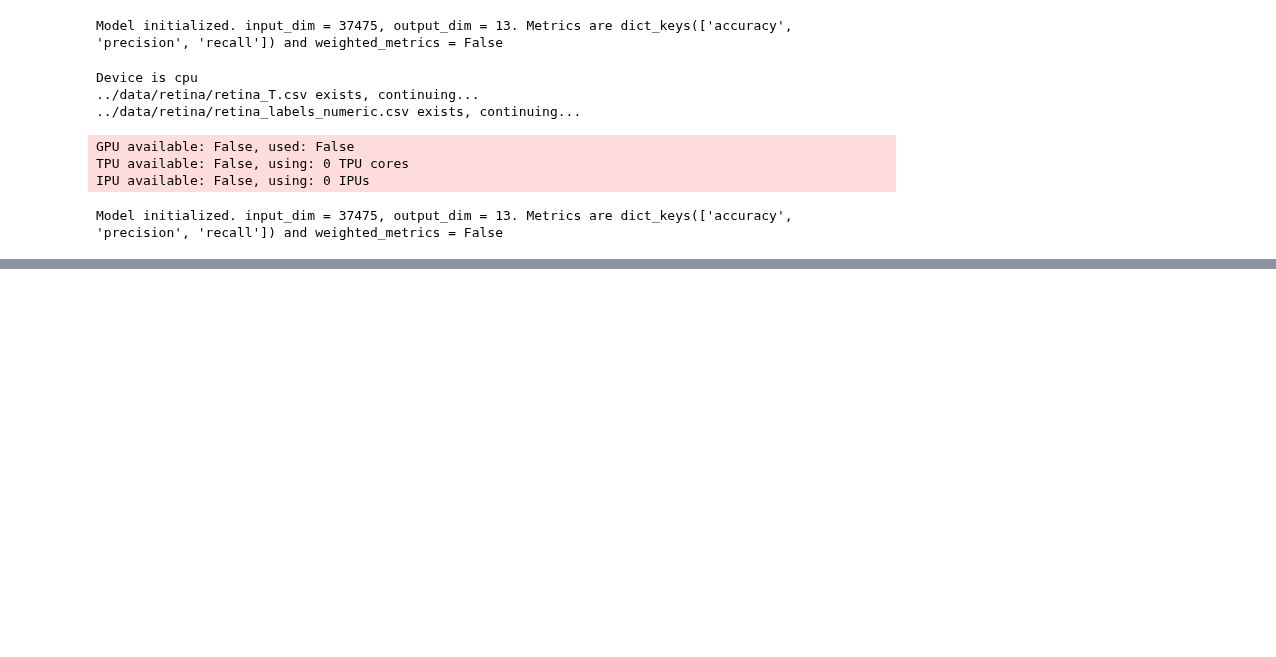
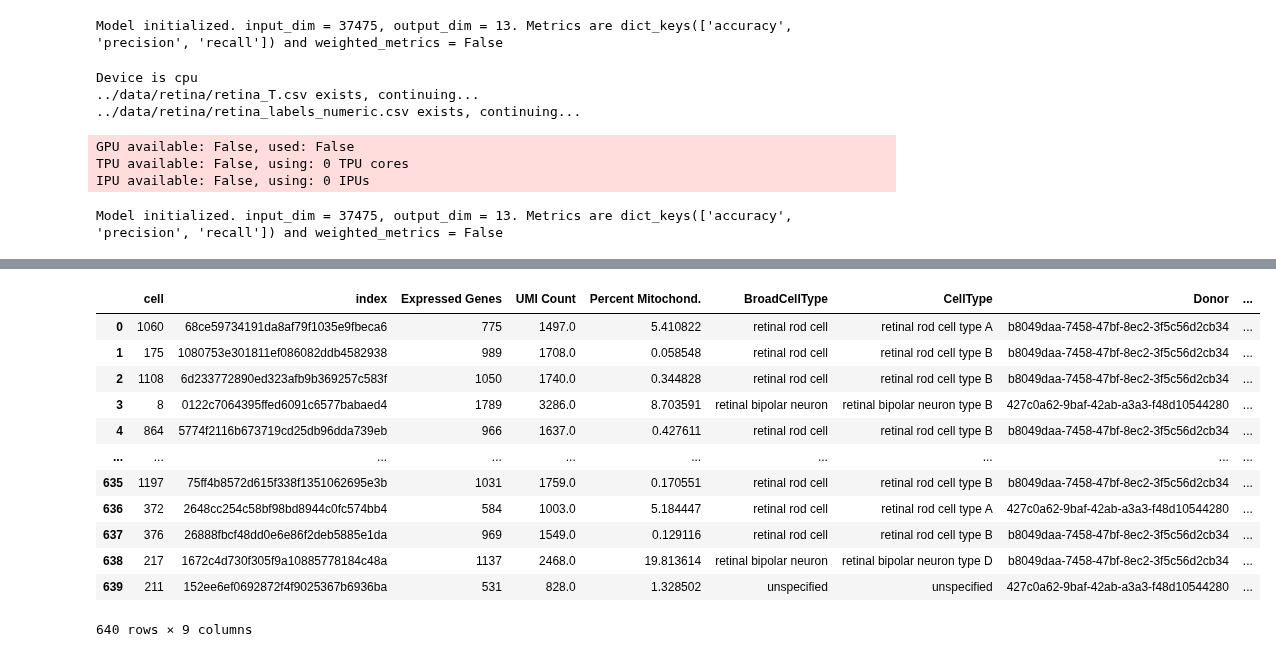
Before and after one commit to jlehrer1/comparative-organoids, a Jupyter notebook: notebooks/Retina_model_test.ipynb, the cells around one changed output, grey strips where cells are left out. Cells and saved outputs as stored; diff of their text form; code cells hidden in the pictures; blank space fills up the shorter version.

```diff
--- a/notebooks/Retina_model_test.ipynb
+++ b/notebooks/Retina_model_test.ipynb
@@ -59,9 +55,10 @@ trainer, model, module = generate_trainer(
     index_col='cell',
     weighted_metrics=False,
     normalize=True,
+    subset=list(range(0, 1000))
 )
 
-trainer.fit(model, datamodule=module)
+# trainer.fit(model, datamodule=module)
 # %% [output]
 Device is cpu
 ../data/retina/retina_T.csv exists, continuing...
@@ -97,0 +86,16 @@ wandb: Network error (ConnectionError), entering retry loop.
+# %%
+module.trainloader.dataset._labeldf
+# %% [output]
+|  | cell | index | Expressed Genes | UMI Count | Percent Mitochond. | BroadCellType | CellType | Donor | ... |
+| 0 | 1060 | 68ce59734191da8af79f1035e9fbeca6 | 775 | 1497.0 | 5.410822 | retinal rod cell | retinal rod cell type A | b8049daa-7458-47bf-8ec2-3f5c56d2cb34 | ... |
+| 1 | 175 | 1080753e301811ef086082ddb4582938 | 989 | 1708.0 | 0.058548 | retinal rod cell | retinal rod cell type B | b8049daa-7458-47bf-8ec2-3f5c56d2cb34 | ... |
+| 2 | 1108 | 6d233772890ed323afb9b369257c583f | 1050 | 1740.0 | 0.344828 | retinal rod cell | retinal rod cell type B | b8049daa-7458-47bf-8ec2-3f5c56d2cb34 | ... |
+| 3 | 8 | 0122c7064395ffed6091c6577babaed4 | 1789 | 3286.0 | 8.703591 | retinal bipolar neuron | retinal bipolar neuron type B | 427c0a62-9baf-42ab-a3a3-f48d10544280 | ... |
+| 4 | 864 | 5774f2116b673719cd25db96dda739eb | 966 | 1637.0 | 0.427611 | retinal rod cell | retinal rod cell type B | b8049daa-7458-47bf-8ec2-3f5c56d2cb34 | ... |
+| ... | ... | ... | ... | ... | ... | ... | ... | ... | ... |
+| 635 | 1197 | 75ff4b8572d615f338f1351062695e3b | 1031 | 1759.0 | 0.170551 | retinal rod cell | retinal rod cell type B | b8049daa-7458-47bf-8ec2-3f5c56d2cb34 | ... |
+| 636 | 372 | 2648cc254c58bf98bd8944c0fc574bb4 | 584 | 1003.0 | 5.184447 | retinal rod cell | retinal rod cell type A | 427c0a62-9baf-42ab-a3a3-f48d10544280 | ... |
+| 637 | 376 | 26888fbcf48dd0e6e86f2deb5885e1da | 969 | 1549.0 | 0.129116 | retinal rod cell | retinal rod cell type B | b8049daa-7458-47bf-8ec2-3f5c56d2cb34 | ... |
+| 638 | 217 | 1672c4d730f305f9a10885778184c48a | 1137 | 2468.0 | 19.813614 | retinal bipolar neuron | retinal bipolar neuron type D | b8049daa-7458-47bf-8ec2-3f5c56d2cb34 | ... |
+| 639 | 211 | 152ee6ef0692872f4f9025367b6936ba | 531 | 828.0 | 1.328502 | unspecified | unspecified | 427c0a62-9baf-42ab-a3a3-f48d10544280 | ... |
+640 rows × 9 columns
```
Also changed, not shown: parts of 10 cells of this notebook, 8 other files.
